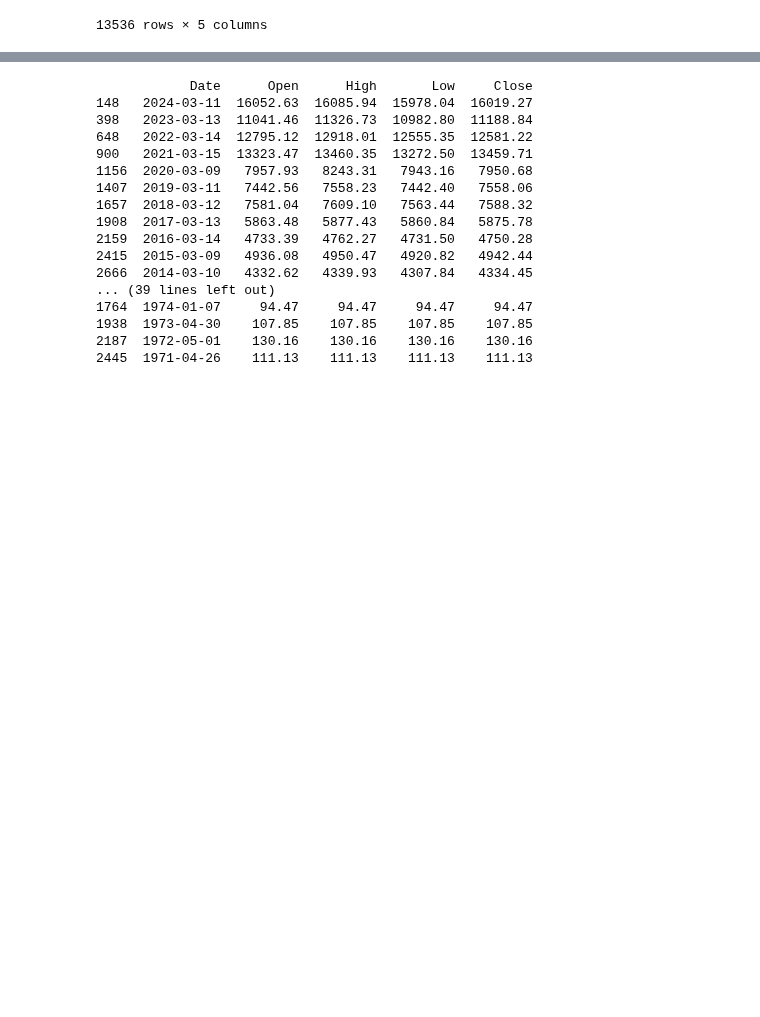
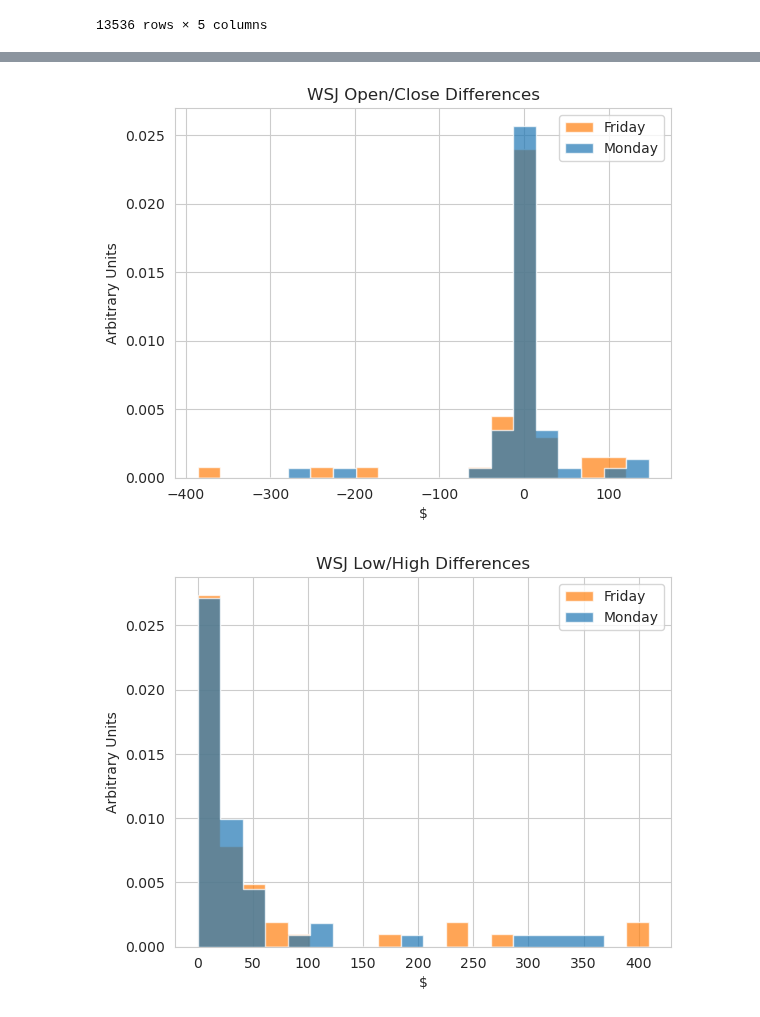
Before and after one commit to ghuckabe/DSTMarketAnalysis, a Jupyter notebook: data_exploration.ipynb, the cells around one changed output, grey strips where cells are left out. Saved outputs shown, nothing was run; the diff lists cells and outputs as text; code cells hidden in the pictures; blank space fills up the shorter version.

```diff
--- a/data_exploration.ipynb
+++ b/data_exploration.ipynb
@@ -75,22 +76,5 @@ price['Date'] = pd.to_datetime(price.Date, format="%m/%d/%y")
 dst_mon_spring = dst_dates+pd.DateOffset(1)
 dst_fri_spring = dst_dates+pd.DateOffset(-2)
 # %%
-print(price[price.Date.isin(dst_mon_spring)])
+price_dst_mon = price[price.Date.isin(dst_mon_spring)]
+price_dst_fri = price[price.Date.isin(dst_fri_spring)]
-# %% [output]
-            Date      Open      High       Low     Close
-148   2024-03-11  16052.63  16085.94  15978.04  16019.27
-398   2023-03-13  11041.46  11326.73  10982.80  11188.84
-648   2022-03-14  12795.12  12918.01  12555.35  12581.22
-900   2021-03-15  13323.47  13460.35  13272.50  13459.71
-1156  2020-03-09   7957.93   8243.31   7943.16   7950.68
-1407  2019-03-11   7442.56   7558.23   7442.40   7558.06
-1657  2018-03-12   7581.04   7609.10   7563.44   7588.32
-1908  2017-03-13   5863.48   5877.43   5860.84   5875.78
-2159  2016-03-14   4733.39   4762.27   4731.50   4750.28
-2415  2015-03-09   4936.08   4950.47   4920.82   4942.44
-2666  2014-03-10   4332.62   4339.93   4307.84   4334.45
-... (39 lines left out)
-1764  1974-01-07     94.47     94.47     94.47     94.47
-1938  1973-04-30    107.85    107.85    107.85    107.85
-2187  1972-05-01    130.16    130.16    130.16    130.16
-2445  1971-04-26    111.13    111.13    111.13    111.13
@@ -96,0 +124,11 @@ print(price[price.Date.isin(dst_mon_spring)])
+# %%
+#plot_single_difference(price_dst_mon[' Open'], price_dst_mon[' Close'], 'WSJ Open to Close Difference - Monday',20)
+#plot_single_difference(price_dst_fri[' Open'], price_dst_fri[' Close'], 'WSJ Open to Close Difference - Friday',20)
+#plot_difference_comparison(price_dst_mon[' Open'], price_dst_mon[' Close'], price_dst_fri[' Open'], price_dst_fri[' Close'], 'WSJ Open/Close Difference - Monday','WSJ Open/Close Difference - Friday',20)
+plot_overlaid_difference(price_dst_mon[' Open'], price_dst_mon[' Close'], price_dst_fri[' Open'], price_dst_fri[' Close'], 'Monday', 'Friday', 'WSJ Open/Close Differences',20)
+plot_overlaid_difference(price_dst_mon[' Low'], price_dst_mon[' High'], price_dst_fri[' Low'], price_dst_fri[' High'], 'Monday', 'Friday', 'WSJ Low/High Differences',20)
+plot_overlaid_fractional_difference(price_dst_mon[' Open'], price_dst_mon[' Close'], price_dst_fri[' Open'], price_dst_fri[' Close'], 'Monday', 'Friday', 'WSJ Open/Close Percent Differences',20)
+plot_overlaid_fractional_difference(price_dst_mon[' Low'], price_dst_mon[' High'], price_dst_fri[' Low'], price_dst_fri[' High'], 'Monday', 'Friday', 'WSJ Low/High Percent Differences',20)
+# %% [output]
+[figure, added]
+[figure, added]
```
Also changed, not shown: parts of 9 cells of this notebook.
